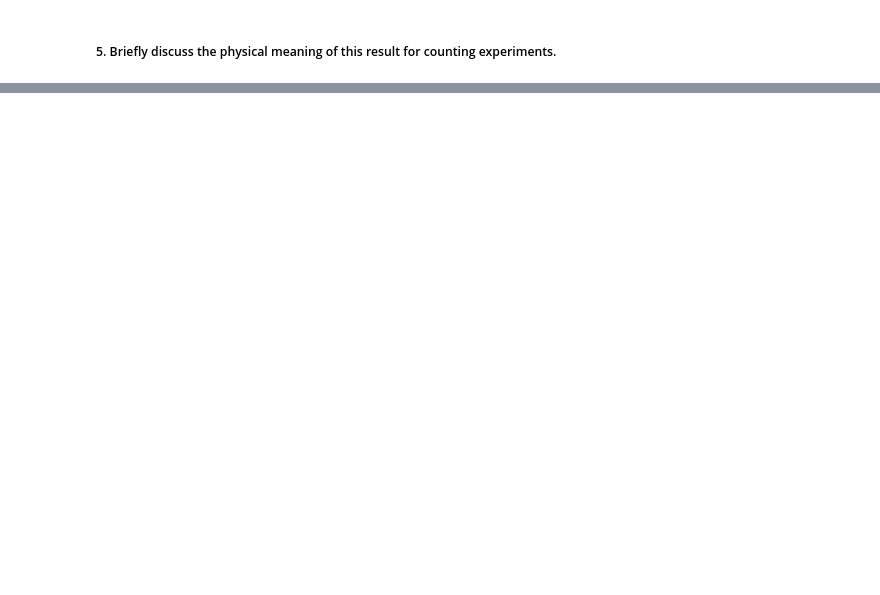
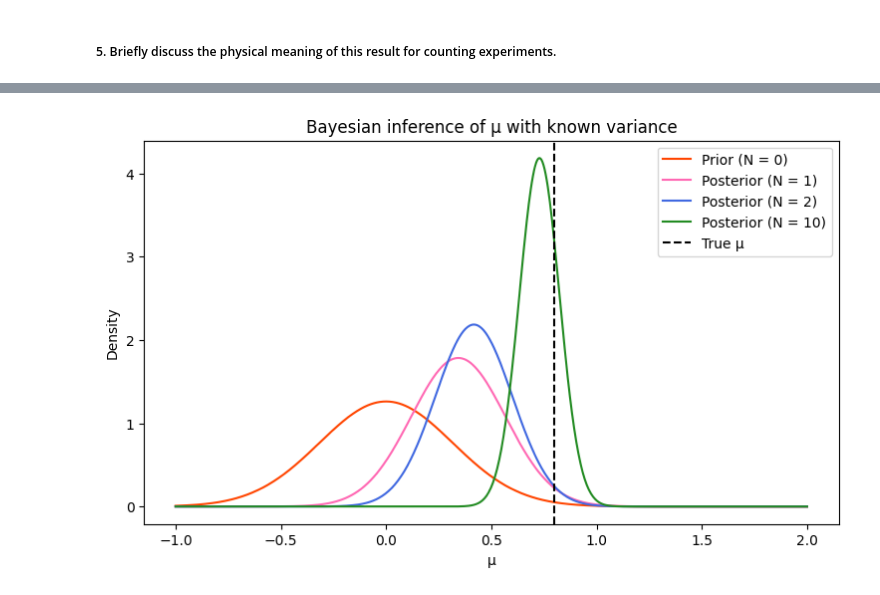
Before and after one commit to lsdun/phys657_spring_2026_Lauren_Abeera, a Jupyter notebook: Module2_code.ipynb, the cells around one changed output, grey strips where cells are left out. Cells and saved outputs as stored; diff of their text form; code cells hidden in the pictures; blank space fills up the shorter version.

```diff
--- a/Module2_code.ipynb
+++ b/Module2_code.ipynb
@@ -255,0 +456,20 @@ In a Poisson distribution, the statistical fluctuation is directly determines by
+# %%
+import numpy as np
+import matplotlib.pyplot as plt
+from scipy.stats import norm
+import matplotlib.colors as mcolors
+
+# Generating Gaussian data set
+
+# Parameters
+mu = 0.8 # from figure 2.12
+variance = 0.1 # from figure 2.12
+sigma = np.sqrt(variance)
+N = 1000
+
+# Generate data
+x = np.random.normal(mu, sigma, N)
+
+# prior choice
+mu_0 = 0.0
+sigma_0 = 0.1 # setting variance to the true value
@@ -255,0 +502,64 @@ In a Poisson distribution, the statistical fluctuation is directly determines by
+# %%
+# Compute the posterior distribution of the mean
+
+def bayesian_inference_mu(x_N, variance, mu_0, sigma_0):
+
+    N = len(x_N) # Number of obsered data points
+    x_bar = np.mean(x_N) # mu_ML
+
+    # posterior variance
+    sigma_N = 1.0 / (1.0 / sigma_0 + N / variance)
+
+    # posterior mean
+    mu_N = sigma_N * (mu_0 / sigma_0 + N * x_bar / variance)
+
+    return mu_N, sigma_N, x_bar
+
+# Compare for different N from Figure 2.12
+
+N_values = [1, 2, 10]
+
+results = []
+for N in N_values:
+    x_N = x[:N]
+    mu_N, sigma_N, mu_ML = bayesian_inference_mu(x_N, variance, mu_0, sigma_0)
+    results.append((N, mu_N, sigma_N, mu_ML))
+
+# Plot prior and posteriors
+
+mu_grid = np.linspace(-1, 2, 600)
+
+plt.figure(figsize=(9, 5))
+
+# Prior (N = 0)
+plt.plot(
+    mu_grid,
+    norm.pdf(mu_grid, mu_0, np.sqrt(sigma_0)),
+    color = "orangered",
+    label="Prior (N = 0)"
+)
+
+colors = {
+    1: "hotpink",
+    2: "royalblue",
+    10: "forestgreen"
+}
+
+for N, mu_N, sigma_N, mu_ML in results:
+    plt.plot(
+        mu_grid,
+        norm.pdf(mu_grid, mu_N, np.sqrt(sigma_N)),
+        color=colors[N],
+        label=f"Posterior (N = {N})"
+    )
+
+# True mean
+plt.axvline(mu, linestyle="--", color="k", label="True μ")
+
+plt.xlabel("μ")
+plt.ylabel("Density")
+plt.title("Bayesian inference of μ with known variance")
+plt.legend()
+plt.show()
+# %% [output]
+[figure, added]
```
Also changed, not shown: parts of 24 cells of this notebook.
